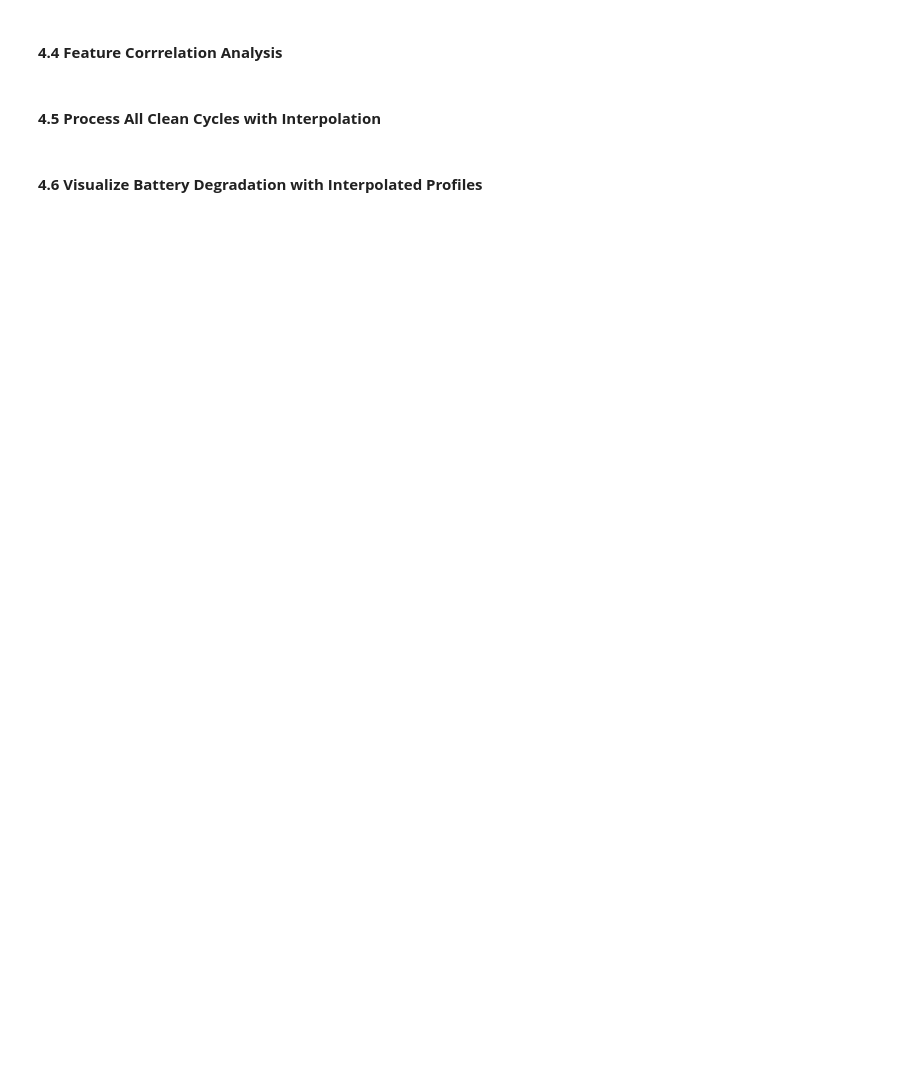
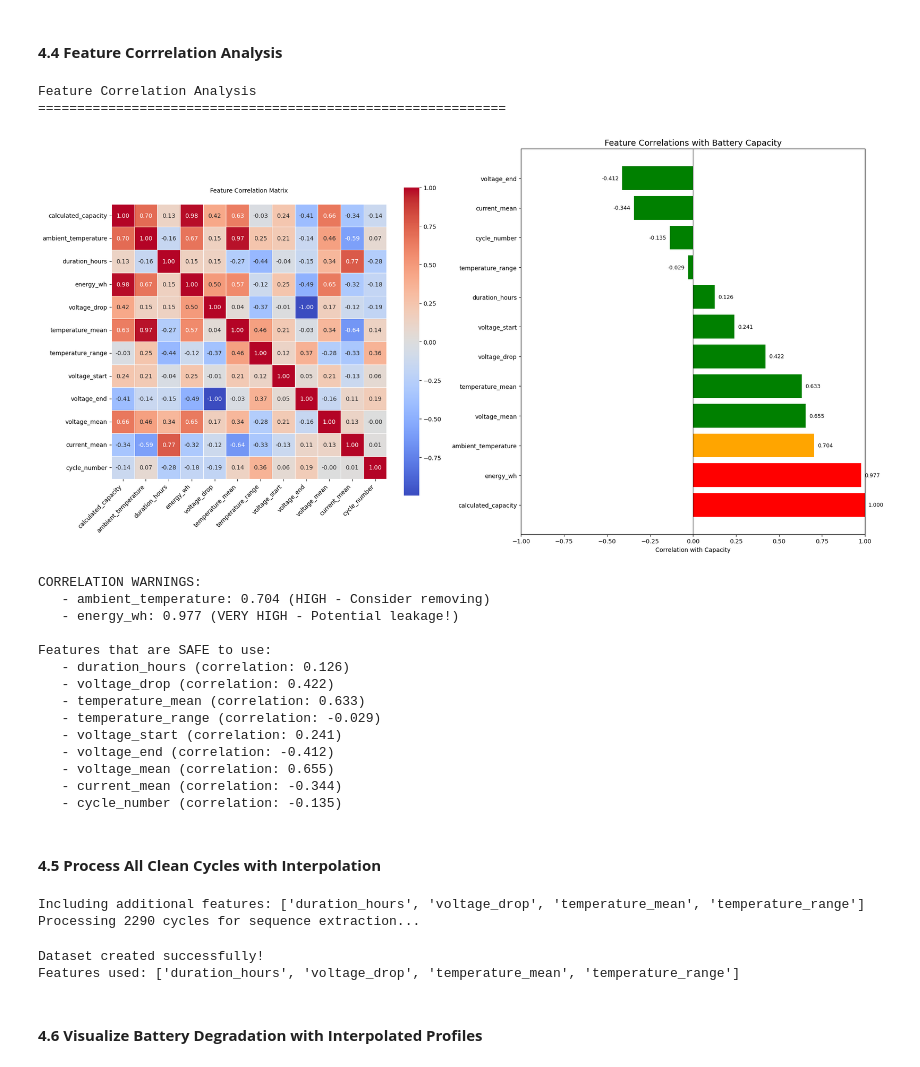
Before and after one commit to 1bytess/battery-soh-prediction, a Jupyter notebook: SoH_Prediction.ipynb, the cells around one changed output. Drawn from its saved outputs; the diff is of its cells as text; code cells hidden in the pictures; blank space fills up the shorter version.

```diff
--- a/SoH_Prediction.ipynb
+++ b/SoH_Prediction.ipynb
@@ -932,10 +1221,7 @@ feature_cols = [
     'voltage_end',
     'voltage_mean',
     'current_mean',
-    'cycle_number',
-    'Re',
-    'Rct',
-    'tests_since_impedance'
+    'cycle_number'
 ]
 
 # Create correlation matrix
@@ -943,19 +1229,19 @@ correlation_data = discharge_features_clean[feature_cols].copy()
 correlation_matrix = correlation_data.corr()
 
 # Create figure with two subplots
-fig, (ax1, ax2) = plt.subplots(1, 2, figsize=(16, 6))
+fig, (ax1, ax2) = plt.subplots(1, 2, figsize=(20, 10))
 
 # 1. Full correlation heatmap
 sns.heatmap(correlation_matrix,
             annot=True,
-            fmt='.3f',
+            fmt='.2f',
             cmap='coolwarm',
             center=0,
             square=True,
             linewidths=0.5,
             cbar_kws={"shrink": 0.8},
             ax=ax1)
-ax1.set_title('Feature Correlation Matrix', fontsize=14, pad=20)
+ax1.set_title('Feature Correlation Matrix', fontsize=10, pad=20)
 ax1.set_xticklabels(ax1.get_xticklabels(), rotation=45, ha='right')
 
 # 2. Correlation with capacity only
@@ -973,40 +1259,58 @@ ax2.set_xlim(-1, 1)
 for bar, value in zip(bars, capacity_corr.values):
     x_pos = value + (0.02 if value > 0 else -0.02)
     ax2.text(x_pos, bar.get_y() + bar.get_height()/2,
              f'{value:.3f}',
              ha='left' if value > 0 else 'right',
              va='center',
              fontsize=9)
 
 plt.tight_layout()
 plt.savefig(os.path.join(PLOT_DIR, 'feature_correlation_analysis.png'))
 plt.show()
 
 # Print warning about high correlations
 print("\nCORRELATION WARNINGS:")
 high_corr_features = []
 for feature in feature_cols[1:]:  # Skip capacity itself
     corr_value = correlation_matrix.loc['calculated_capacity', feature]
     if abs(corr_value) > 0.9:
         print(f"   - {feature}: {corr_value:.3f} (VERY HIGH - Potential leakage!)")
         high_corr_features.append(feature)
     elif abs(corr_value) > 0.7:
         print(f"   - {feature}: {corr_value:.3f} (HIGH - Consider removing)")
 
 print("\nFeatures that are SAFE to use:")
 safe_features = [f for f in feature_cols[1:]
                  if abs(correlation_matrix.loc['calculated_capacity', f]) < 0.7
                  and f != 'calculated_capacity']
 for feature in safe_features:
     corr_val = correlation_matrix.loc['calculated_capacity', feature]
     print(f"   - {feature} (correlation: {corr_val:.3f})")
+# %% [output]
+Feature Correlation Analysis
+============================================================
+[figure, added]
+CORRELATION WARNINGS:
+   - ambient_temperature: 0.704 (HIGH - Consider removing)
+   - energy_wh: 0.977 (VERY HIGH - Potential leakage!)
+
+Features that are SAFE to use:
+   - duration_hours (correlation: 0.126)
+   - voltage_drop (correlation: 0.422)
+   - temperature_mean (correlation: 0.633)
+   - temperature_range (correlation: -0.029)
+   - voltage_start (correlation: 0.241)
+   - voltage_end (correlation: -0.412)
+   - voltage_mean (correlation: 0.655)
+   - current_mean (correlation: -0.344)
+   - cycle_number (correlation: -0.135)
 # %% [markdown]
 #### **4.5 Process All Clean Cycles with Interpolation**
 # %%
 def create_sequence_dataset(features_df: pd.DataFrame,
                           n_points: int = 100,
                           include_features: List[str] = ['voltage', 'current', 'temperature'],
-                          exclude_additional: List[str] = ['energy_wh', 'ambient_temperature']) -> Dict:
+                          exclude_additional: List[str] = ['energy_wh', 'ambient_temperature', 'Rct']) -> Dict:
     """
     Create dataset with interpolated sequences for deep learning
     """
@@ -1081,6 +1385,11 @@ def create_sequence_dataset(features_df: pd.DataFrame,
 
 # Create the sequence dataset
 sequence_dataset = create_sequence_dataset(discharge_features_clean)
+# %% [output]
+Including additional features: ['duration_hours', 'voltage_drop', 'temperature_mean', 'temperature_range']
+Processing 2290 cycles for sequence extraction...
+Dataset created successfully!
+Features used: ['duration_hours', 'voltage_drop', 'temperature_mean', 'temperature_range']
 # %% [markdown]
 #### **4.6 Visualize Battery Degradation with Interpolated Profiles**
 # %%
```
Also changed, not shown: parts of 75 cells of this notebook, 38 other files.
